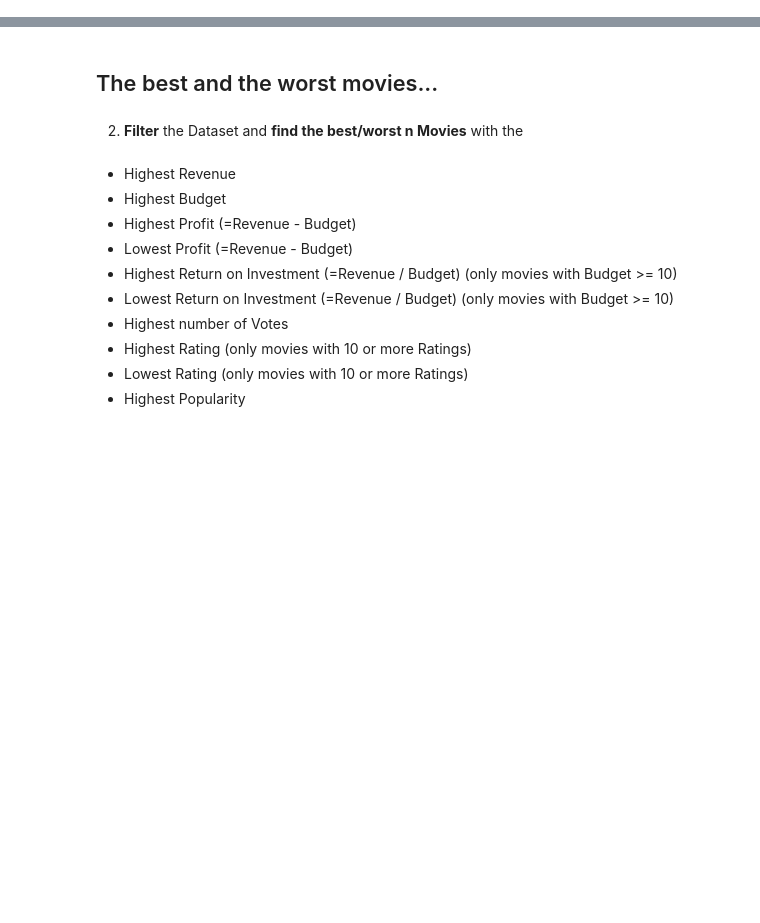
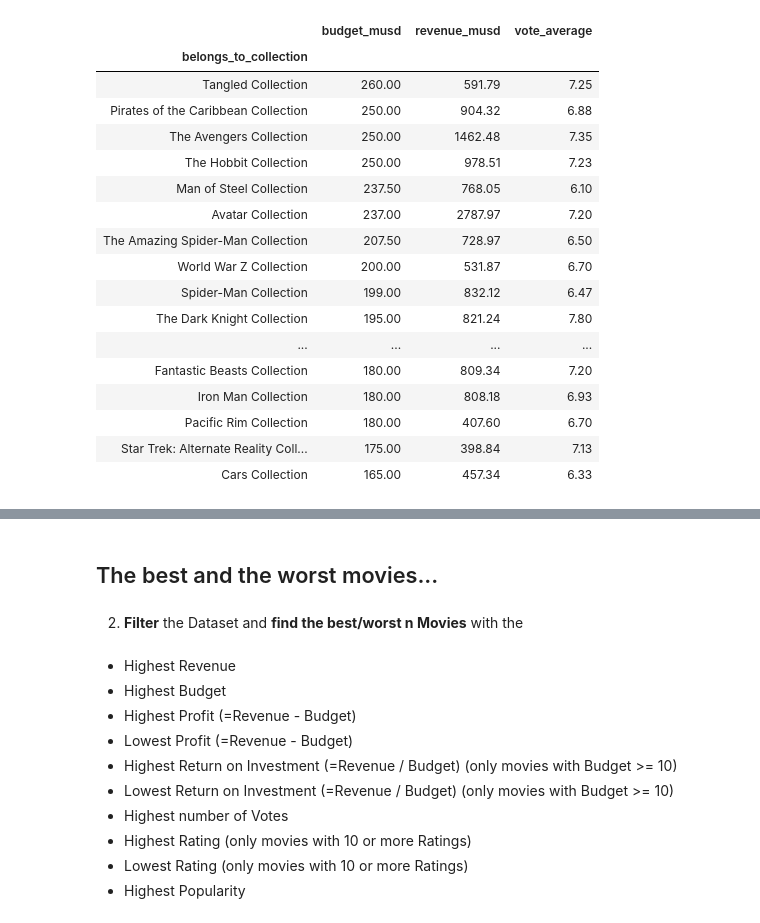
Before and after one commit to IsaacAderogba/pandas-exercises, a Jupyter notebook: project01-data-analysis/Project_01_ProjectBrief_blank.ipynb, the cells around one changed output, grey strips where cells are left out. Cells and saved outputs as stored; diff of their text form; code cells hidden in the pictures; blank space fills up the shorter version.

```diff
--- a/project01-data-analysis/Project_01_ProjectBrief_blank.ipynb
+++ b/project01-data-analysis/Project_01_ProjectBrief_blank.ipynb
@@ -403,0 +724,23 @@ best_worst(5, "ROI", ascending=True, min_bud=20)
+# %%
+franchises = df.groupby("belongs_to_collection").agg({"budget_musd": "mean", "revenue_musd": "mean", "vote_average": "mean"})
+# %%
+franchises.nlargest(20, ("budget_musd"))
+# %% [output]
+|  | budget_musd | revenue_musd | vote_average |
+| belongs_to_collection |  |  |  |
+| Tangled Collection | 260.00 | 591.79 | 7.25 |
+| Pirates of the Caribbean Collection | 250.00 | 904.32 | 6.88 |
+| The Avengers Collection | 250.00 | 1462.48 | 7.35 |
+| The Hobbit Collection | 250.00 | 978.51 | 7.23 |
+| Man of Steel Collection | 237.50 | 768.05 | 6.10 |
+| Avatar Collection | 237.00 | 2787.97 | 7.20 |
+| The Amazing Spider-Man Collection | 207.50 | 728.97 | 6.50 |
+| World War Z Collection | 200.00 | 531.87 | 6.70 |
+| Spider-Man Collection | 199.00 | 832.12 | 6.47 |
+| The Dark Knight Collection | 195.00 | 821.24 | 7.80 |
+| ... | ... | ... | ... |
+| Fantastic Beasts Collection | 180.00 | 809.34 | 7.20 |
+| Iron Man Collection | 180.00 | 808.18 | 6.93 |
+| Pacific Rim Collection | 180.00 | 407.60 | 6.70 |
+| Star Trek: Alternate Reality Coll... | 175.00 | 398.84 | 7.13 |
+| Cars Collection | 165.00 | 457.34 | 6.33 |
```
Also changed, not shown: parts of 63 cells of this notebook.
